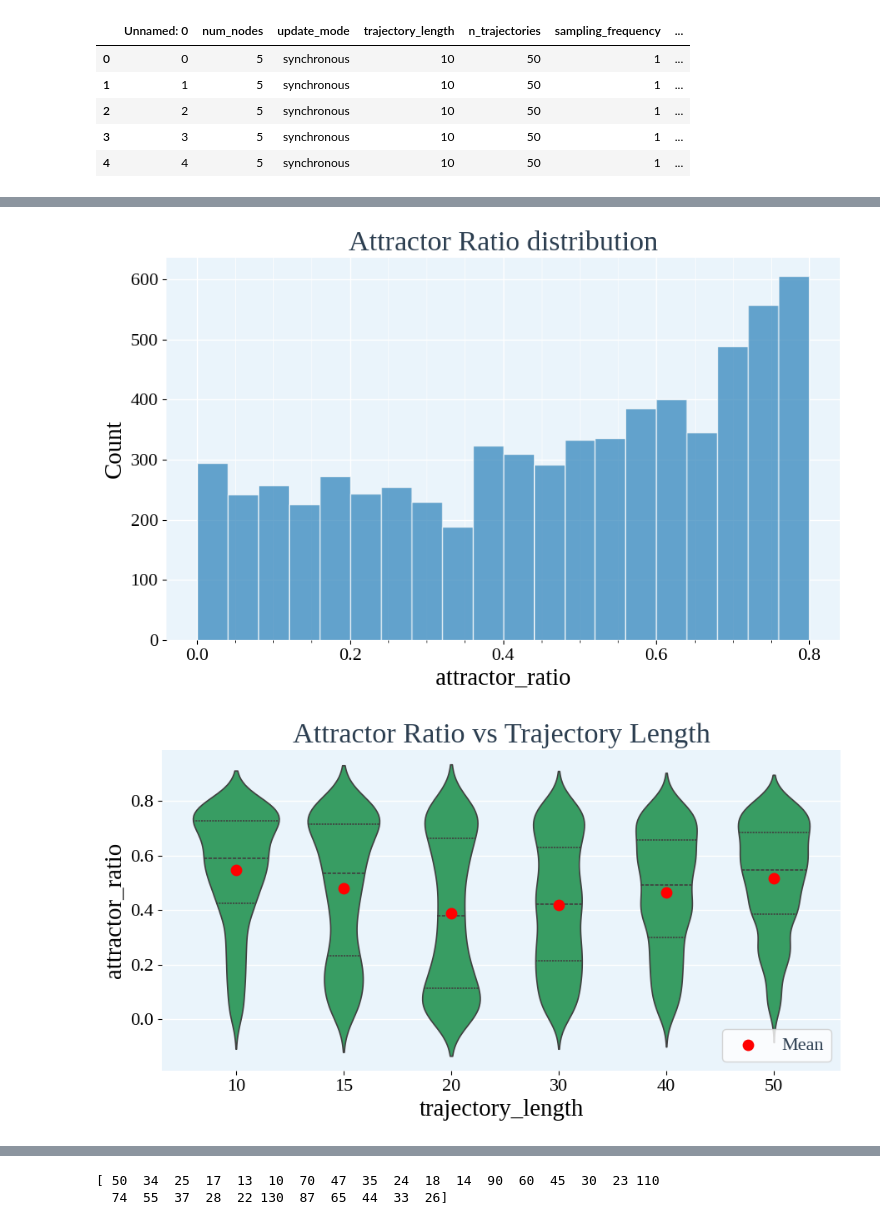
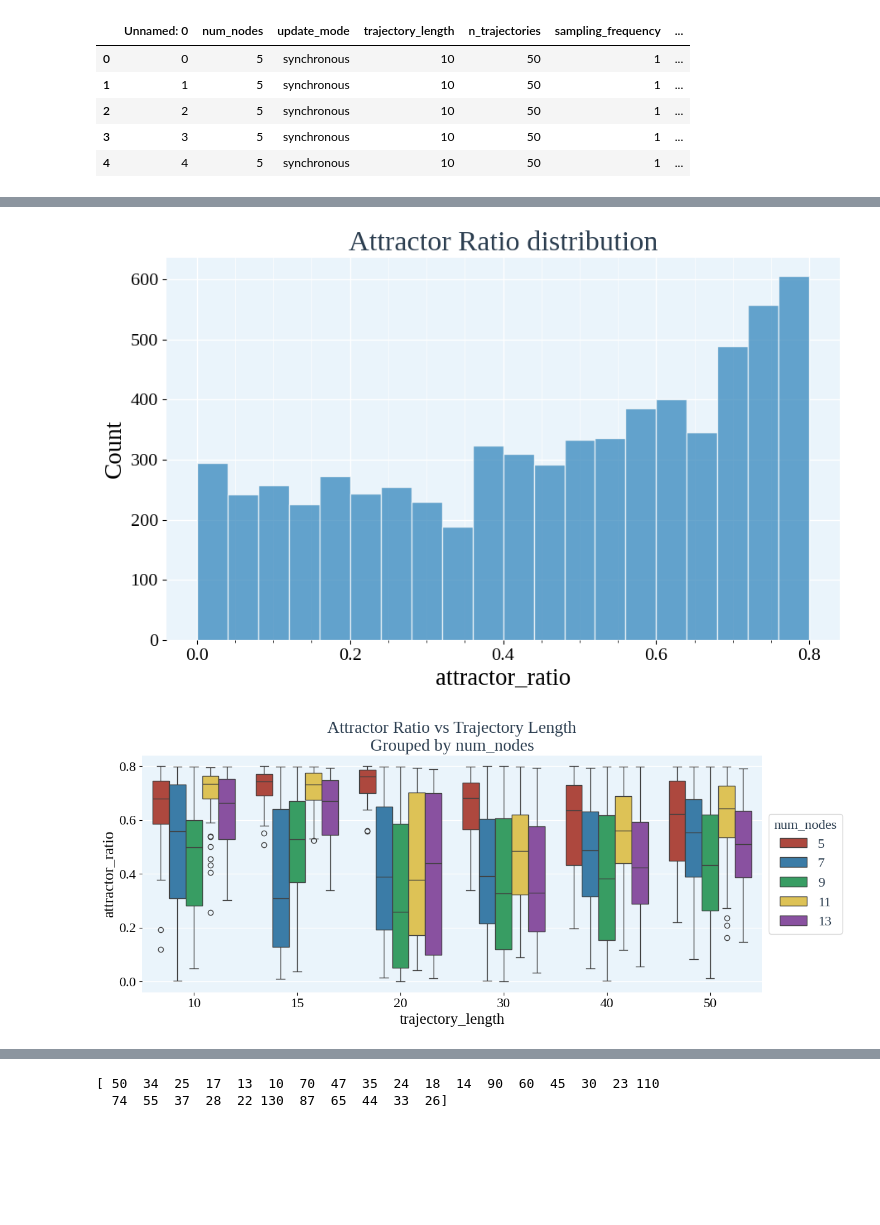
Before and after one commit to maxi7524/SAD2_final_project, a Jupyter notebook: notebooks/report_copy.ipynb, the cells around one changed output, grey strips where cells are left out. Saved outputs shown, nothing was run; the diff lists cells and outputs as text; code cells hidden in the pictures; blank space fills up the shorter version.

Commit message:
attractor_ratio_vs_lenght

```diff
--- a/notebooks/report_copy.ipynb
+++ b/notebooks/report_copy.ipynb
@@ -513,14 +337,11 @@ The palette list has fewer values (5) than needed (29) and will cycle, which may
 # %%
 # trajectories which satisfied conditions
 df_filtered = df[df["attractor_ratio"]<=0.8]
 df_filtered2 = df[df["dataset_succeeded"]==True]
 plot_histogram(df_filtered, x='attractor_ratio', title='Attractor Ratio distribution')
-plot_violin(df_filtered, x='trajectory_length', y='attractor_ratio',
-             title='Attractor Ratio vs Trajectory Length')
+
 plot_boxplot(df_filtered, x='trajectory_length', y='attractor_ratio', hue='num_nodes',
              title='Attractor Ratio vs Trajectory Length\nGrouped by num_nodes')
-plot_violin_hue(df_filtered, x='trajectory_length', y='attractor_ratio', hue='num_nodes',
-             title='Attractor Ratio vs Trajectory Length\nGrouped by num_nodes',  palette=category_colors)
 # %% [output]
 [figure]
-[figure, old version]
+[figure, new version]
```
Also changed, not shown: parts of 4 cells of this notebook.
